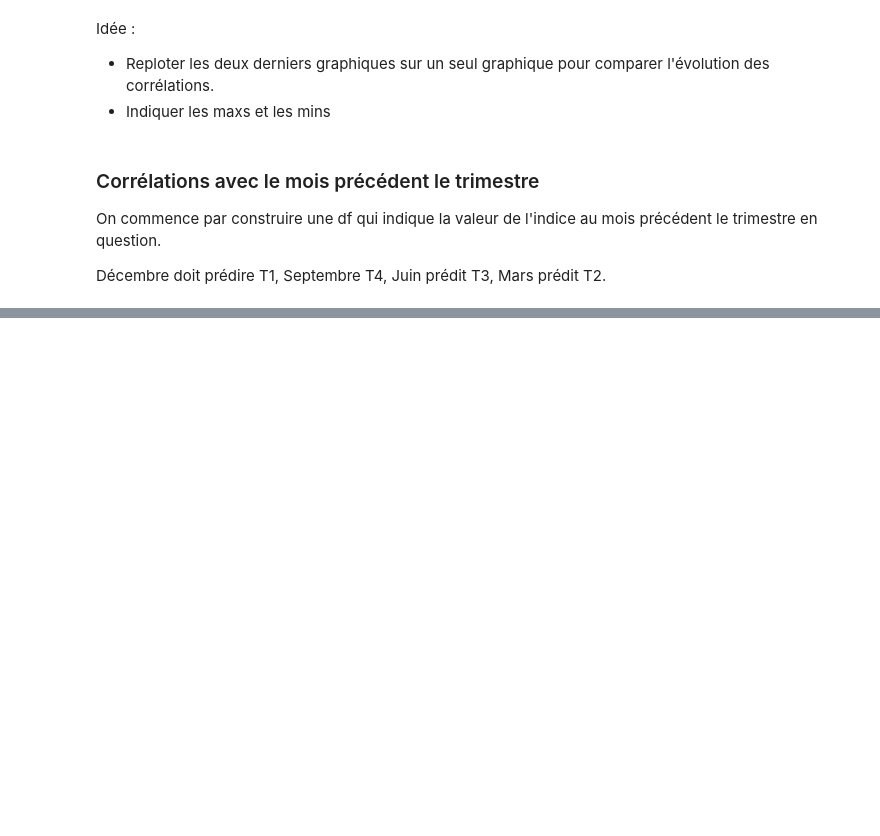
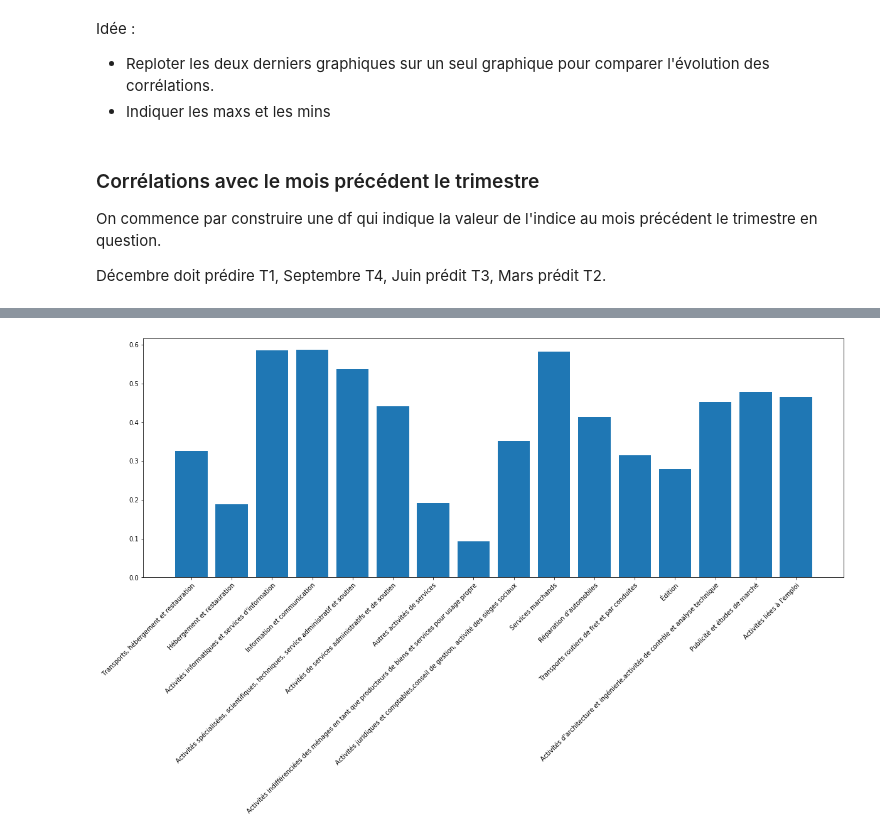
Before and after one commit to LittleBabyPanda/Q3-Project, a Jupyter notebook: Graphiques-Var-Offi.ipynb, the cells around one changed output, grey strips where cells are left out. Drawn from its saved outputs; the diff is of its cells as text; code cells hidden in the pictures; blank space fills up the shorter version.

```diff
--- a/Graphiques-Var-Offi.ipynb
+++ b/Graphiques-Var-Offi.ipynb
@@ -198,0 +230,26 @@ plt.savefig('Correlations Retail Lag2.png',bbox_inches = 'tight')
+# %%
+services_demande=services.loc[:,[column.endswith('évolution de la demande globale par rapport au mois précédent (Brut)') for column in services.columns]][:-1:]
+services_demande.columns=services_demande.columns.str.strip('évolution de la demande globale par rapport au mois précédent (Brut)').str.strip(',')
+services_demande=services_demande[::-1].loc['Jul 2002':]
+# %%
+services_tri=pd.DataFrame()
+for column in services_demande.columns:
+    v=[]
+    for i in range(0,len(services_demande)-1,3):
+        m=0
+        for j in range(3):
+            m+=services_demande[column][i+j]
+        v.append(m/3)
+    services_tri[column]=pd.Series(v)
+
+
+index=['2002-T3','2002-T4']
+annee=2003
+for i in range(int((len(services_demande)-6)/12)):
+    for j in range(1,5):
+        periode=str(annee)+'-T'+str(j)
+        index.append(periode)
+    annee+=1
+
+services_tri['Libellé']=pd.Series(index)
+services_tri=services_tri.set_index("Libellé")
@@ -198,0 +276,15 @@ plt.savefig('Correlations Retail Lag2.png',bbox_inches = 'tight')
+# %%
+plt.rcParams['figure.figsize'] = (20,7)
+fig_pearson_corr_lag1, ax_pearson_corr_lag1 = plt.subplots()
+
+x = range(len(services_tri.columns))
+
+ax_pearson_corr_lag1.bar(x,yty_var.loc['2002-T3':].reset_index().merge(services_tri.reset_index(),on='Libellé').set_index('Libellé').corr().loc['Variations de la consommation'][1:].T.values)
+
+plt.xticks(x,yty_var.loc['2002-T3':].reset_index().merge(services_tri.reset_index(),on='Libellé').set_index('Libellé').corr().loc['Variations de la consommation'][1:].T.index)
+
+plt.setp(ax_pearson_corr_lag1.get_xticklabels(),rotation=45,ha='right',rotation_mode='anchor')
+
+plt.savefig('Correlations Retail Lag1.png',bbox_inches = 'tight')
+# %% [output]
+[figure, added]
```
Also changed, not shown: parts of 11 cells of this notebook.
